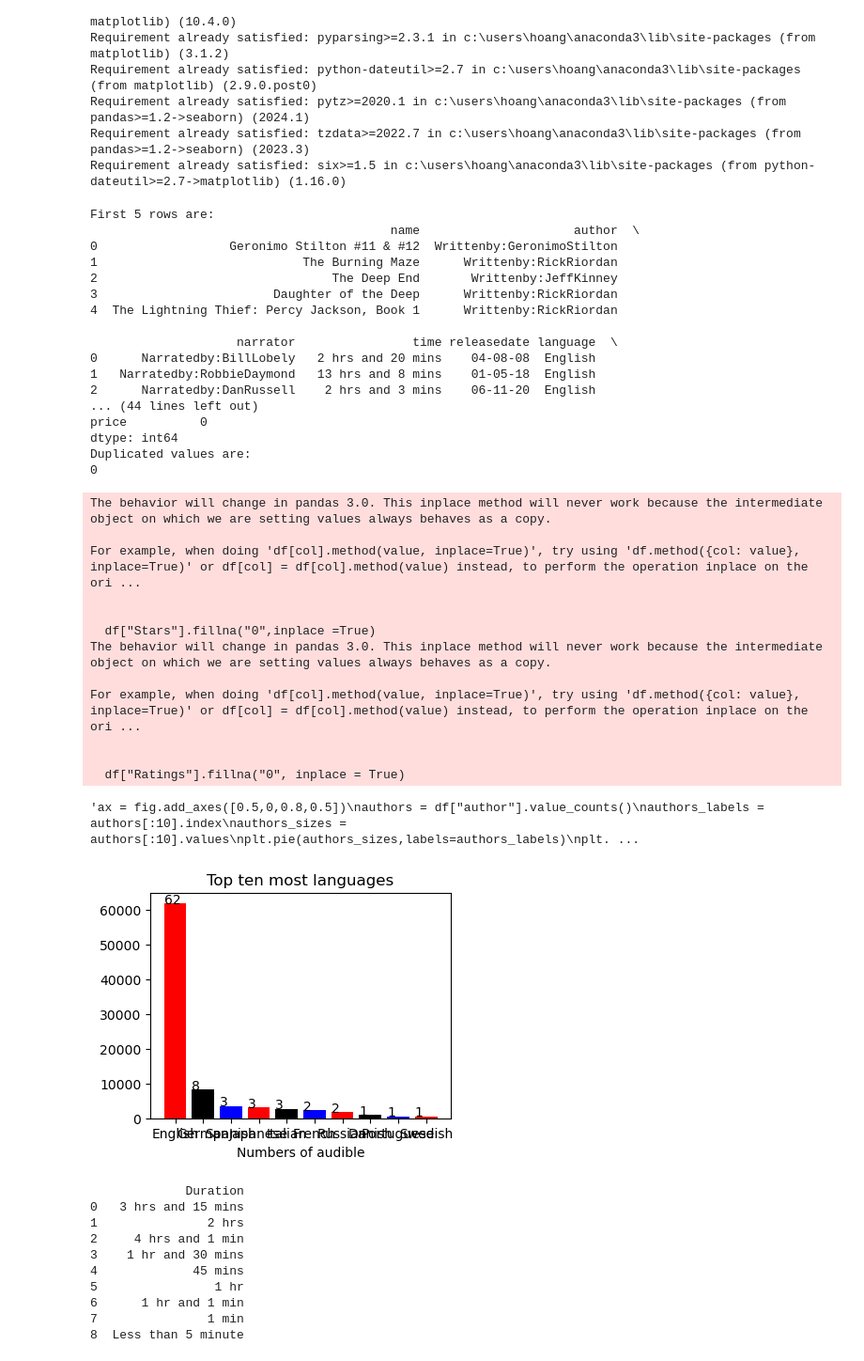
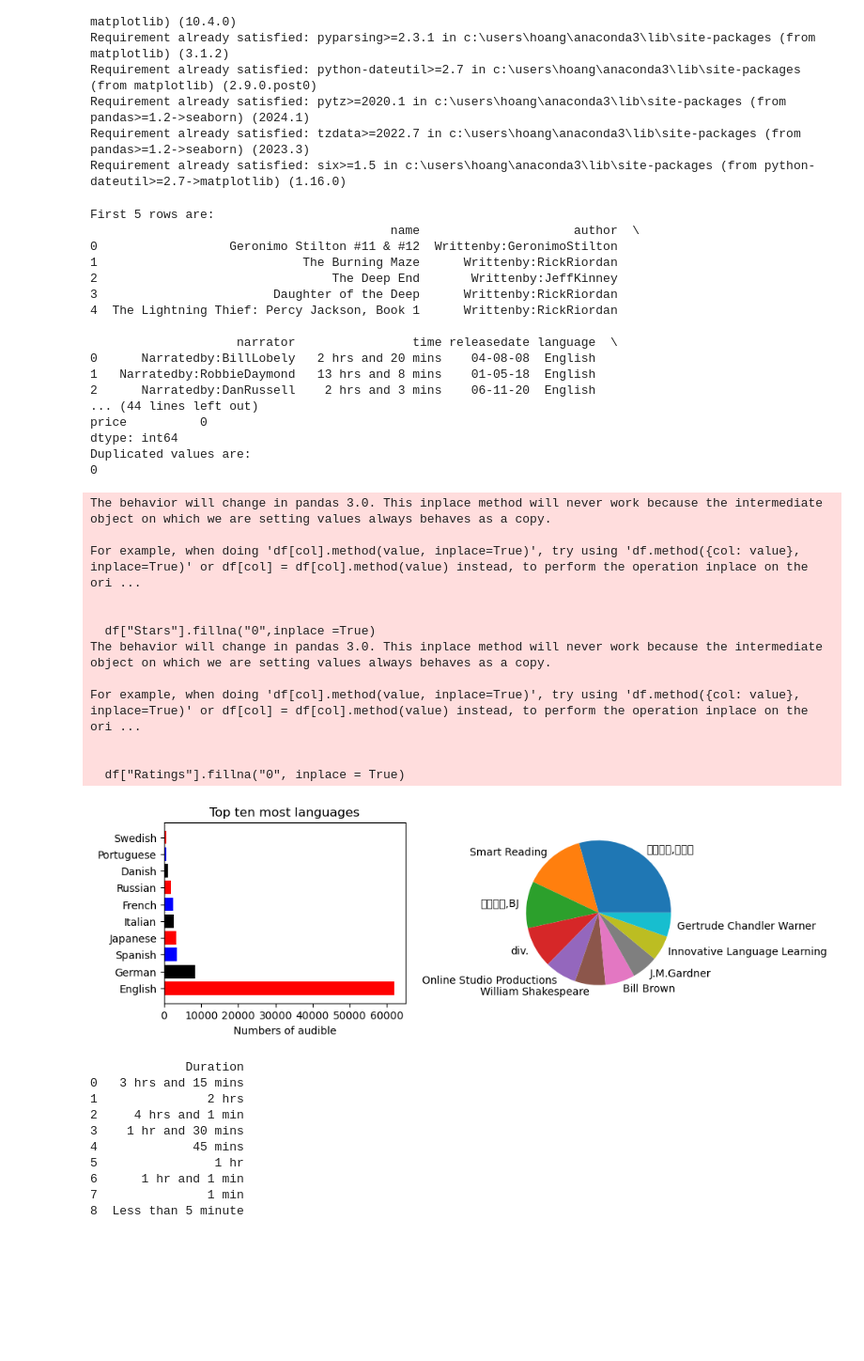
Before and after one commit to trung295/Data-analysis, a Jupyter notebook: Practices/Data cleaning/audible_dataset.ipynb, the cells around one changed output. Shown at 94% size. Saved outputs shown, nothing was run; the diff lists cells and outputs as text; code cells hidden in the pictures; blank space fills up the shorter version.

```diff
--- a/Practices/Data cleaning/audible_dataset.ipynb
+++ b/Practices/Data cleaning/audible_dataset.ipynb
@@ -149,53 +149,47 @@ categories = language[0:10].index
 bar_language_values = language[:10].values
 
 
-bars=plt.bar(categories,bar_language_values,color =["red","black","blue"])
+bars=plt.barh(categories,bar_language_values,color =["red","black","blue"])
 plt.title("Top ten most languages")
 plt.xlabel("Numbers of audible")
 
-for bar in bars:
-    plt.text(bar.get_xy()[0],bar.get_height(),f"{round(bar.get_height()/1000)}")
-
-
-
-"""ax = fig.add_axes([0.5,0,0.8,0.5])
+ax = fig.add_axes([0.5,0,0.8,0.5])
 authors = df["author"].value_counts()
 authors_labels = authors[:10].index
 authors_sizes = authors[:10].values
 plt.pie(authors_sizes,labels=authors_labels)
-plt.show()"""
+plt.show()
 # %% [output]
 First 5 rows are:
                                          name                     author  \
 0                  Geronimo Stilton #11 & #12  Writtenby:GeronimoStilton
 1                            The Burning Maze      Writtenby:RickRiordan
 2                                The Deep End       Writtenby:JeffKinney
 3                        Daughter of the Deep      Writtenby:RickRiordan
 4  The Lightning Thief: Percy Jackson, Book 1      Writtenby:RickRiordan
 
                     narrator                time releasedate language  \
 0      Narratedby:BillLobely   2 hrs and 20 mins    04-08-08  English
 1   Narratedby:RobbieDaymond   13 hrs and 8 mins    01-05-18  English
 2      Narratedby:DanRussell    2 hrs and 3 mins    06-11-20  English
 ... (44 lines left out)
 price          0
 dtype: int64
 Duplicated values are:
 0
 The behavior will change in pandas 3.0. This inplace method will never work because the intermediate object on which we are setting values always behaves as a copy.
 
 For example, when doing 'df[col].method(value, inplace=True)', try using 'df.method({col: value}, inplace=True)' or df[col] = df[col].method(value) instead, to perform the operation inplace on the ori ...
 
 
   df["Stars"].fillna("0",inplace =True)
 The behavior will change in pandas 3.0. This inplace method will never work because the intermediate object on which we are setting values always behaves as a copy.
 
 For example, when doing 'df[col].method(value, inplace=True)', try using 'df.method({col: value}, inplace=True)' or df[col] = df[col].method(value) instead, to perform the operation inplace on the ori ...
 
 
   df["Ratings"].fillna("0", inplace = True)
-'ax = fig.add_axes([0.5,0,0.8,0.5])\nauthors = df["author"].value_counts()\nauthors_labels = authors[:10].index\nauthors_sizes = authors[:10].values\nplt.pie(authors_sizes,labels=authors_labels)\nplt. ...
-[figure, old version]
+[figure, new version]
 # %%
 import pandas as pd
 
```
Also changed, not shown: parts of 4 cells of this notebook, 1 other file.
